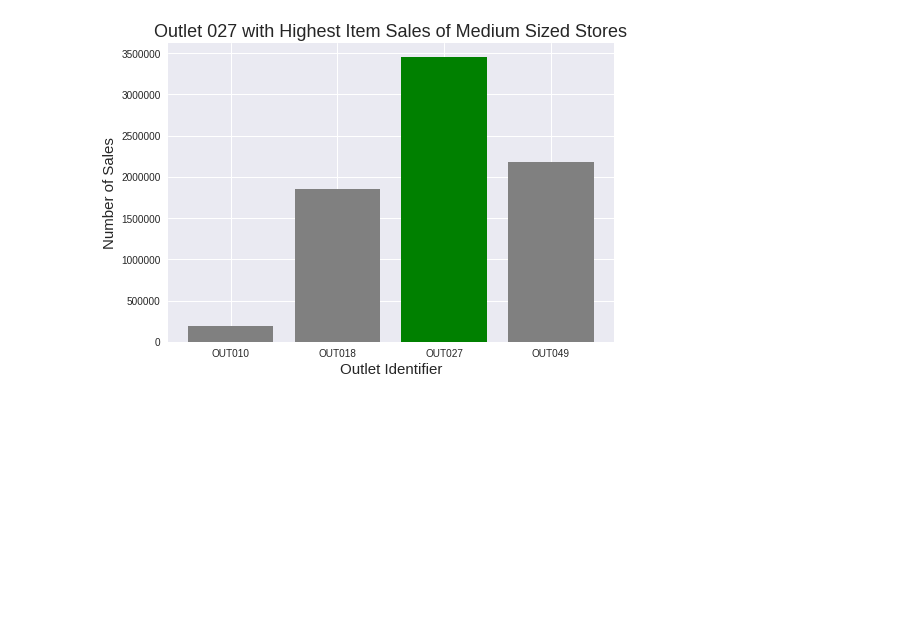
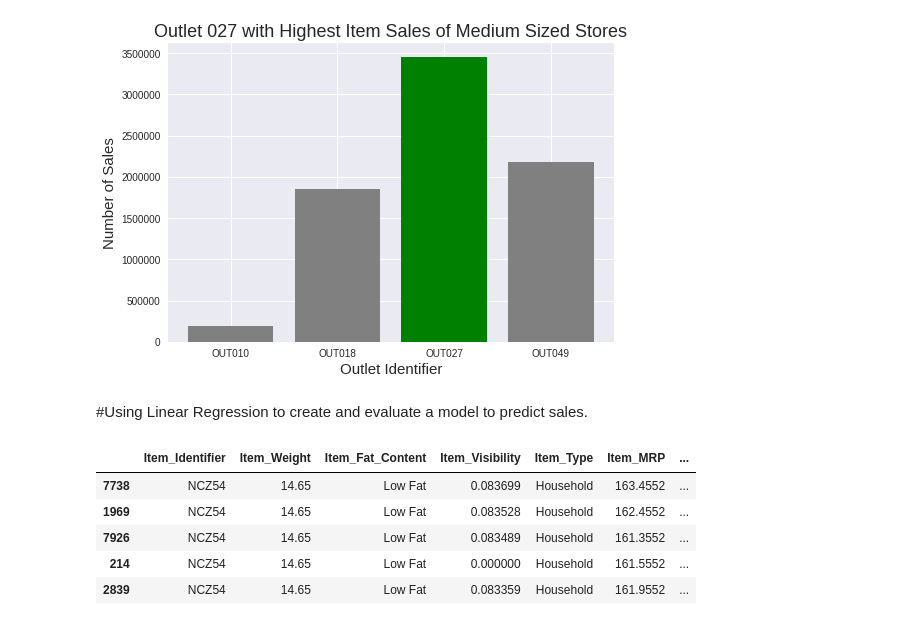
Before and after one commit to hachristina/food-sales-prediction, a Jupyter notebook: Food_Sales_Prediction_Project.ipynb, the cells around one changed output. Saved outputs shown, nothing was run; the diff lists cells and outputs as text; code cells hidden in the pictures; blank space fills up the shorter version.

```diff
--- a/Food_Sales_Prediction_Project.ipynb
+++ b/Food_Sales_Prediction_Project.ipynb
@@ -313,3 +318,24 @@ plt.xlabel("Outlet Identifier", size=15)
 plt.ylabel("Number of Sales", size=15);
 # %% [output]
 [figure]
+# %% [markdown]
+#Using Linear Regression to create and evaluate a model to predict sales.
+# %%
+# Transforming categorical variables into numbers and using dummy encoding where appropriate
+# view unique categories
+df['Outlet_Size'].unique()
+
+# define dictionary to replace
+OutletSize = {"Small": 0, "Medium": 1, "High": 3}
+
+#use the dictionary
+df['Outlet_Size'] = df['Outlet_Size'].replace(OutletSize)
+
+df.head()
+# %% [output]
+|  | Item_Identifier | Item_Weight | Item_Fat_Content | Item_Visibility | Item_Type | Item_MRP | ... |
+| 7738 | NCZ54 | 14.65 | Low Fat | 0.083699 | Household | 163.4552 | ... |
+| 1969 | NCZ54 | 14.65 | Low Fat | 0.083528 | Household | 162.4552 | ... |
+| 7926 | NCZ54 | 14.65 | Low Fat | 0.083489 | Household | 161.3552 | ... |
+| 214 | NCZ54 | 14.65 | Low Fat | 0.000000 | Household | 161.5552 | ... |
+| 2839 | NCZ54 | 14.65 | Low Fat | 0.083359 | Household | 161.9552 | ... |
```
Also changed, not shown: parts of 14 cells of this notebook.
